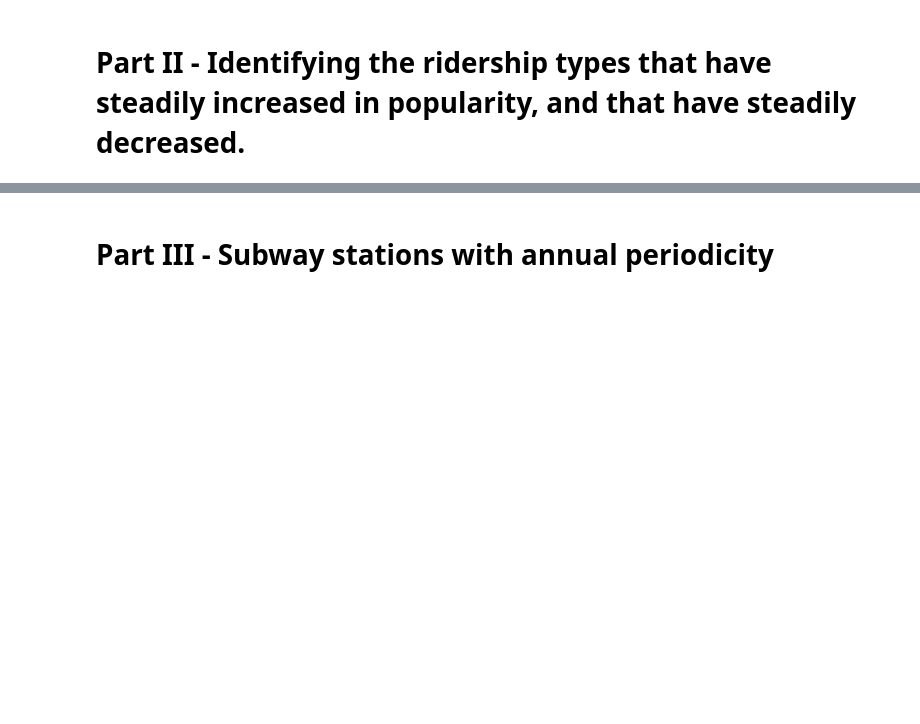
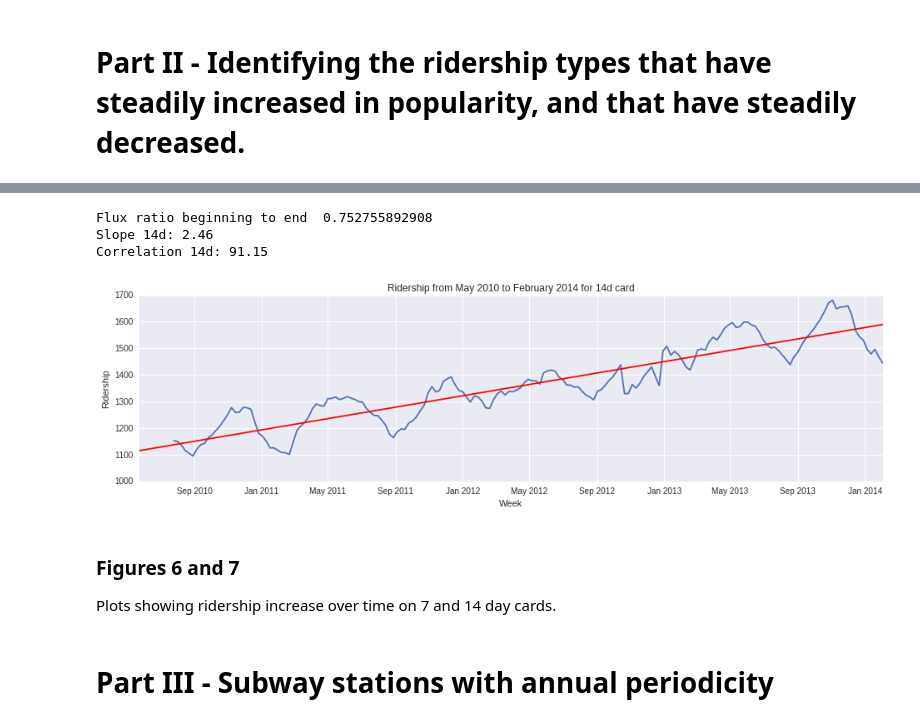
Before and after one commit to alephcero/PUI2016_fdg224, a Jupyter notebook: HW9_fdg224/HW9_1_fdg224.ipynb, the cells around one changed output, grey strips where cells are left out. Drawn from its saved outputs; the diff is of its cells as text; code cells hidden in the pictures; blank space fills up the shorter version.

```diff
--- a/HW9_fdg224/HW9_1_fdg224.ipynb
+++ b/HW9_fdg224/HW9_1_fdg224.ipynb
@@ -172,3 +174,13 @@ Corr month: -93.55
+# %%
+getSlope(1)
+# %% [output]
+Flux ratio beginning to end  0.752755892908
+Slope 14d: 2.46
+Correlation 14d: 91.15
+[figure, added]
+# %% [markdown]
+### Figures 6 and 7
+Plots showing ridership increase over time on 7 and 14 day cards.
 # %% [markdown]
 # Part III - Subway stations with annual periodicity
 # %%
```
Also changed, not shown: parts of 17 cells of this notebook.
